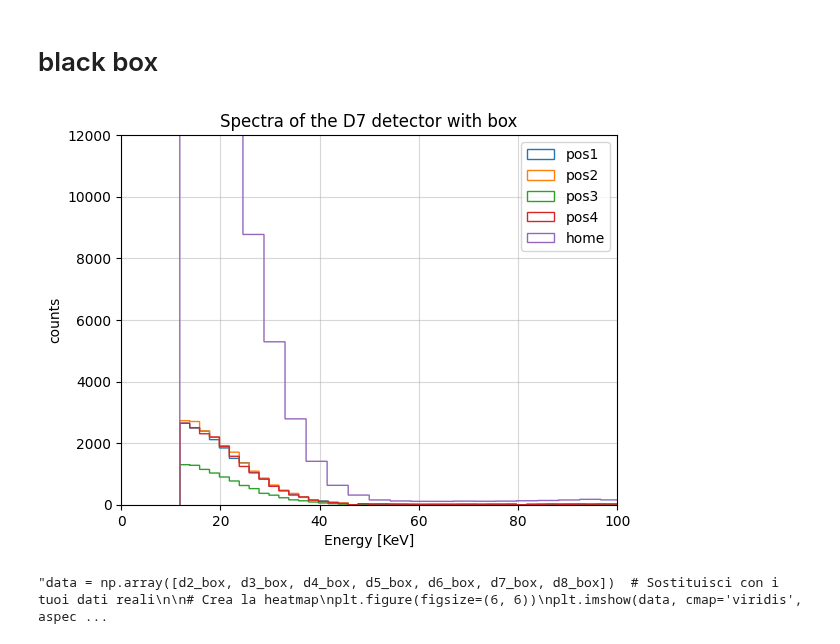
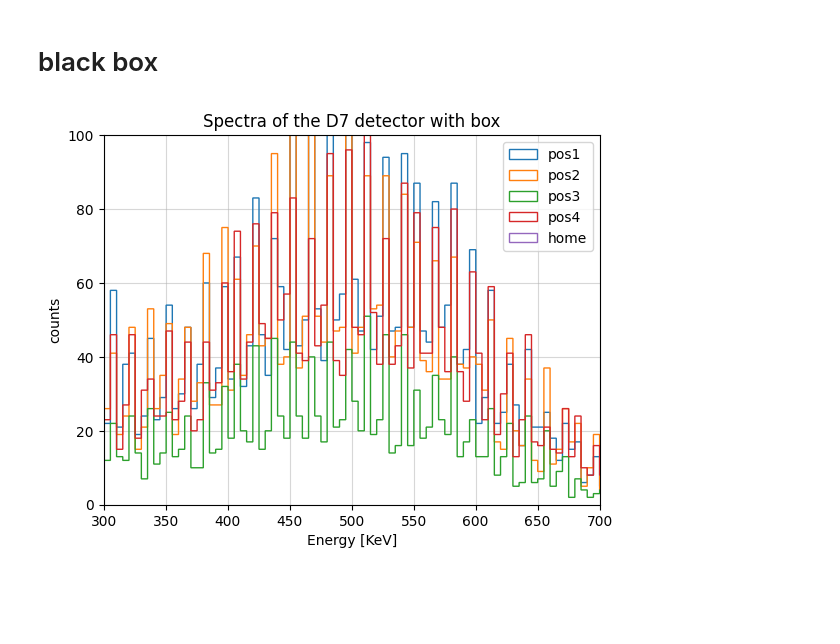
Before and after one commit to b3n3d3tt4/imaging, a Jupyter notebook: analisi.ipynb, the cells around one changed output. Drawn from its saved outputs; the diff is of its cells as text; code cells hidden in the pictures; blank space fills up the shorter version.

```diff
--- a/analisi.ipynb
+++ b/analisi.ipynb
@@ -555,18 +594,18 @@ d8_3 = np.asarray(d8_pos3['Data_R;1']['Energy'].array() * calibrazioneD8[0] + ca
 d8_4 = np.asarray(d8_pos4['Data_R;1']['Energy'].array() * calibrazioneD8[0] + calibrazioneD8[1])
 d8_box_calib = [d8_1, d8_2, d8_3, d8_4]
 # %%
-plt.hist(d3_1, bins=int(d3_1.max()/2), histtype='step', label='pos1')
-plt.hist(d3_2, bins=int(d3_2.max()/2), histtype='step', label='pos2')
-plt.hist(d3_3, bins=int(d3_3.max()/2), histtype='step', label='pos3')
-plt.hist(d3_4, bins=int(d3_4.max()/2), histtype='step', label='pos4')
-plt.hist(hm_d3_def, bins=int(hm_d3.max()/2), histtype='step', label='home')
+plt.hist(d8_1, bins=int(d8_1.max()/5), histtype='step', label='pos1')
+plt.hist(d8_2, bins=int(d8_2.max()/5), histtype='step', label='pos2')
+plt.hist(d8_3, bins=int(d8_3.max()/5), histtype='step', label='pos3')
+plt.hist(d8_4, bins=int(d8_4.max()/5), histtype='step', label='pos4')
+plt.hist(hm_d8_def, bins=int(hm_d8.max()/5), histtype='step', label='home')
 plt.xlabel('Energy [KeV]')
 plt.ylabel('counts')
 plt.title('Spectra of the D7 detector with box')
-plt.xlim(0, 100)
-plt.ylim(0, 12000)
+plt.xlim(300, 700)
+plt.ylim(0, 100)
 plt.legend()
 plt.grid(alpha=0.5)
 plt.show()
 # %% [output]
-[figure, old version]
+[figure, new version]
@@ -633,28 +612 @@ d8_box = np.array([2*d8_1_fit[0]/d8_hm_com[0], 2*d8_2_fit[0]/d8_hm_com[0], 2*d8_
-# %%
-'''data = np.array([d2_box, d3_box, d4_box, d5_box, d6_box, d7_box, d8_box])  # Sostituisci con i tuoi dati reali
-
-# Crea la heatmap
-plt.figure(figsize=(6, 6))
-plt.imshow(data, cmap='viridis', aspect='auto')
-
-# Aggiungi etichette agli assi
-plt.xlabel('Column in the Box', fontsize=13)
-plt.ylabel('Detectors', fontsize=13)
-plt.title('Intensities normalized to the home measurement', fontsize=13)
-
-# Aggiungi i nomi dei detector (da D2 a D8)
-plt.yticks(ticks=np.arange(7), labels=[f'D{i}' for i in range(2, 9)])
-plt.xticks(ticks=np.arange(5), labels=[1, 2, 3, 4, 5])
-
-
-# Aggiungi una barra di colore
-cbar = plt.colorbar()
-cbar.set_label(r'I/I$_0$', fontsize=14)
-cbar.ax.tick_params(labelsize=10)
-
-# Mostra il grafico
-plt.tight_layout()
-plt.show()'''
-# %% [output]
-"data = np.array([d2_box, d3_box, d4_box, d5_box, d6_box, d7_box, d8_box])  # Sostituisci con i tuoi dati reali\n\n# Crea la heatmap\nplt.figure(figsize=(6, 6))\nplt.imshow(data, cmap='viridis', aspec ...
 # %%
```
Also changed, not shown: parts of 14 cells of this notebook.
